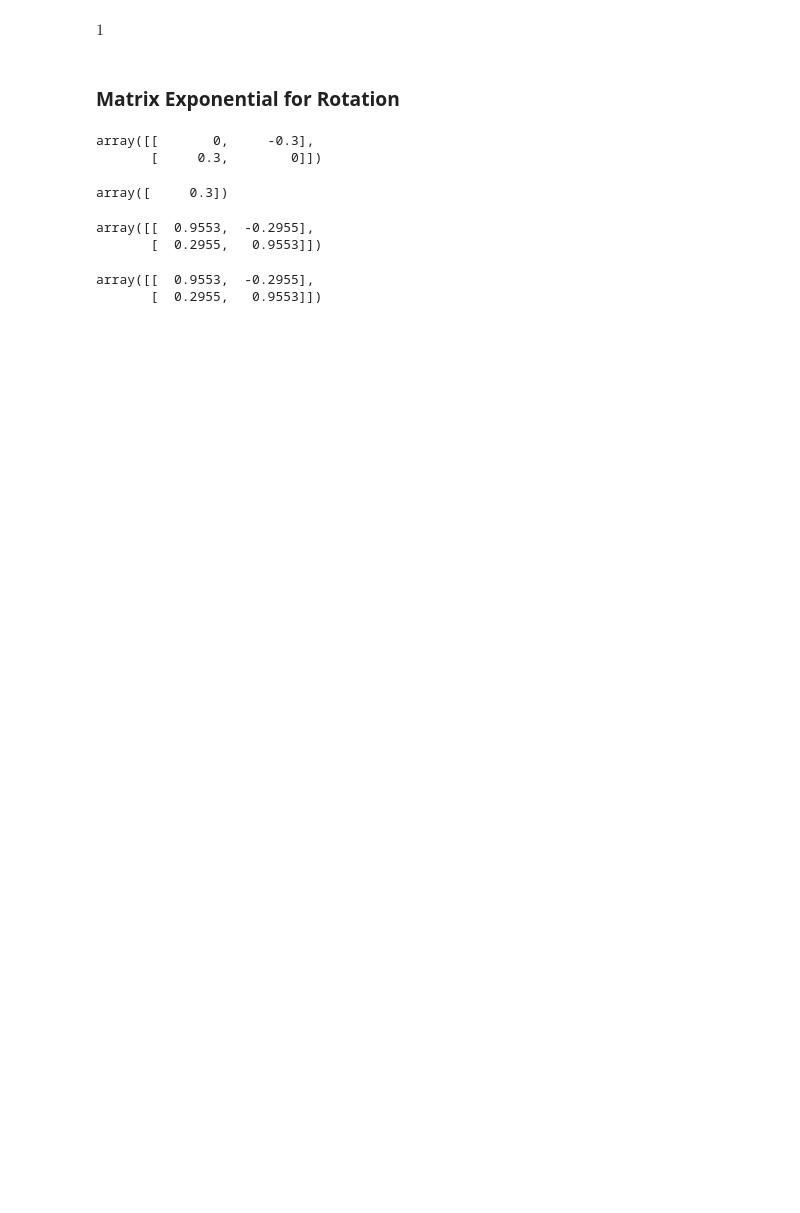
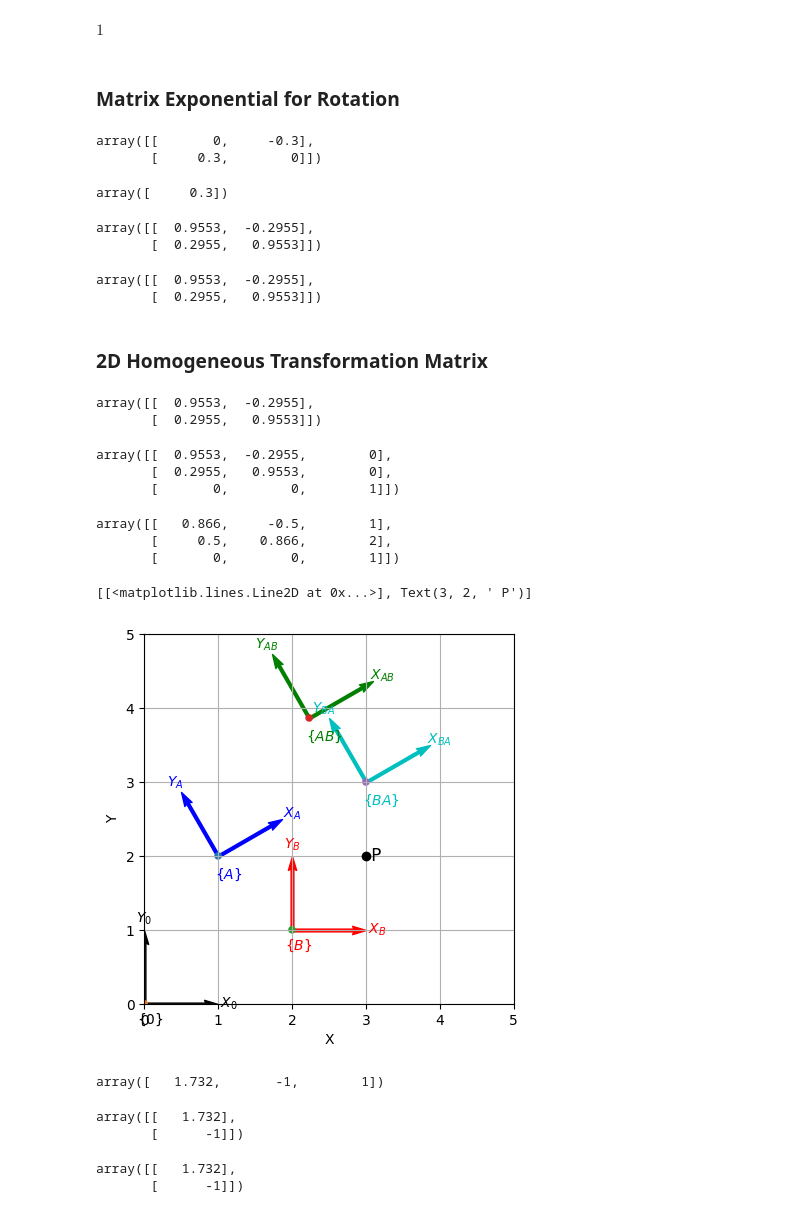
Before and after one commit to Sann-Htet/Robotics-Vision-and-Control-Fundamental-Algorithms-in-Python, a Jupyter notebook: Chapter02/Workingin2D.ipynb, the cells around one changed output. Saved outputs shown, nothing was run; the diff lists cells and outputs as text; code cells hidden in the pictures; blank space fills up the shorter version.

Commit message:
rotating a coordinate frame in 2D

```diff
--- a/Chapter02/Workingin2D.ipynb
+++ b/Chapter02/Workingin2D.ipynb
@@ -83,3 +83,60 @@ linalg.expm(skew(S))
 # %% [output]
 array([[  0.9553,  -0.2955],
        [  0.2955,   0.9553]])
+# %% [markdown]
+### 2D Homogeneous Transformation Matrix
+# %%
+rot2(0.3)
+# %% [output]
+array([[  0.9553,  -0.2955],
+       [  0.2955,   0.9553]])
+# %%
+trot2(0.3)
+# %% [output]
+array([[  0.9553,  -0.2955,        0],
+       [  0.2955,   0.9553,        0],
+       [       0,        0,        1]])
+# %%
+TA = transl2(1, 2) @ trot2(30, "deg")
+TA
+# %% [output]
+array([[   0.866,     -0.5,        1],
+       [     0.5,    0.866,        2],
+       [       0,        0,        1]])
+# %%
+plotvol2([0, 5]) # new plot with both axes from 0 to 5
+plt.grid(True)
+
+trplot2(TA, frame="A", color="b")
+
+T0 = transl2(0, 0)
+trplot2(T0, frame="0", color="k") # reference frame
+
+TB = transl2(2, 1)
+trplot2(TB, frame="B", color="r")
+
+TAB = TA @ TB
+trplot2(TAB, frame="AB", color="g")
+
+TBA = TB @ TA
+trplot2(TBA, frame="BA", color="c")
+
+P = np.array([3, 2])
+plot_point(P, "ko", text="P")
+# %% [output]
+[[<matplotlib.lines.Line2D at 0x...>], Text(3, 2, ' P')]
+[figure, added]
+# %%
+np.linalg.inv(TA) @ np.hstack([P, 1])
+# %% [output]
+array([   1.732,       -1,        1])
+# %%
+h2e(np.linalg.inv(TA) @ e2h(P))
+# %% [output]
+array([[   1.732],
+       [      -1]])
+# %%
+homtrans(np.linalg.inv(TA), P)
+# %% [output]
+array([[   1.732],
+       [      -1]])
```
Also changed, not shown: parts of 2 cells of this notebook.
